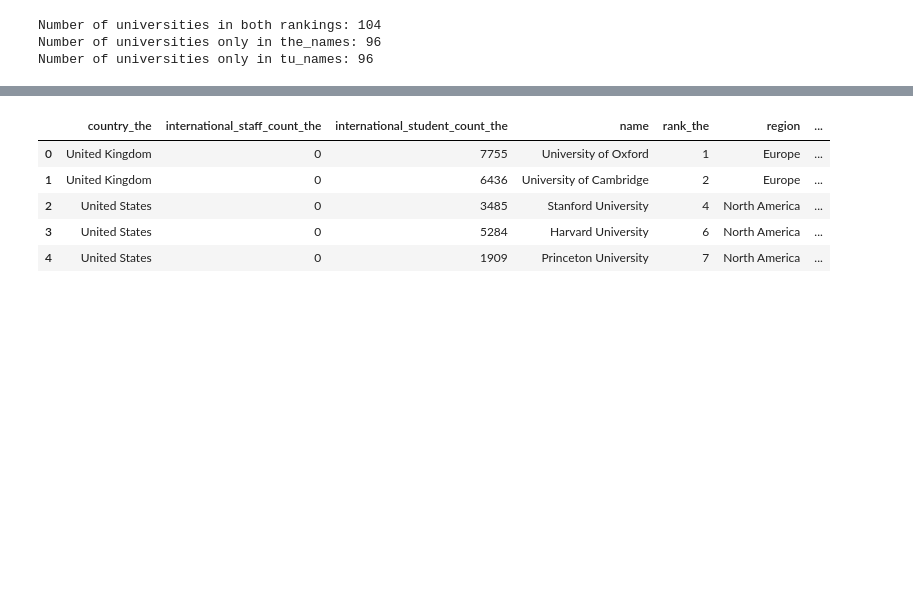
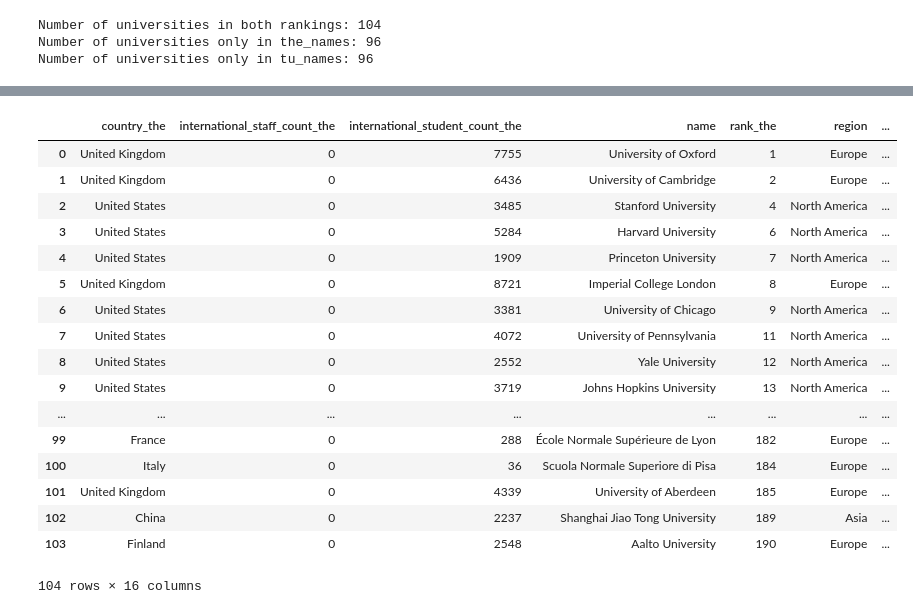
Before and after one commit to zenhaeus/cs-401, a Jupyter notebook: 02 - Data from the Web/Homework 2.ipynb, the cells around one changed output, grey strips where cells are left out. Cells and saved outputs as stored; diff of their text form; code cells hidden in the pictures; blank space fills up the shorter version.

```diff
--- a/02 - Data from the Web/Homework 2.ipynb
+++ b/02 - Data from the Web/Homework 2.ipynb
@@ -304,10 +534,22 @@ for word in only_in_the:
 # %%
 merged_df = pd.merge(the_df, tu_df, how='inner', on=['name', 'region'], suffixes=('_the', '_tu'))
-merged_df.head()
+merged_df
 # %% [output]
 |  | country_the | international_staff_count_the | international_student_count_the | name | rank_the | region | ... |
 | 0 | United Kingdom | 0 | 7755 | University of Oxford | 1 | Europe | ... |
 | 1 | United Kingdom | 0 | 6436 | University of Cambridge | 2 | Europe | ... |
 | 2 | United States | 0 | 3485 | Stanford University | 4 | North America | ... |
 | 3 | United States | 0 | 5284 | Harvard University | 6 | North America | ... |
 | 4 | United States | 0 | 1909 | Princeton University | 7 | North America | ... |
+| 5 | United Kingdom | 0 | 8721 | Imperial College London | 8 | Europe | ... |
+| 6 | United States | 0 | 3381 | University of Chicago | 9 | North America | ... |
+| 7 | United States | 0 | 4072 | University of Pennsylvania | 11 | North America | ... |
+| 8 | United States | 0 | 2552 | Yale University | 12 | North America | ... |
+| 9 | United States | 0 | 3719 | Johns Hopkins University | 13 | North America | ... |
+| ... | ... | ... | ... | ... | ... | ... | ... |
+| 99 | France | 0 | 288 | École Normale Supérieure de Lyon | 182 | Europe | ... |
+| 100 | Italy | 0 | 36 | Scuola Normale Superiore di Pisa | 184 | Europe | ... |
+| 101 | United Kingdom | 0 | 4339 | University of Aberdeen | 185 | Europe | ... |
+| 102 | China | 0 | 2237 | Shanghai Jiao Tong University | 189 | Asia | ... |
+| 103 | Finland | 0 | 2548 | Aalto University | 190 | Europe | ... |
+104 rows × 16 columns
```
Also changed, not shown: parts of 10 cells of this notebook.
